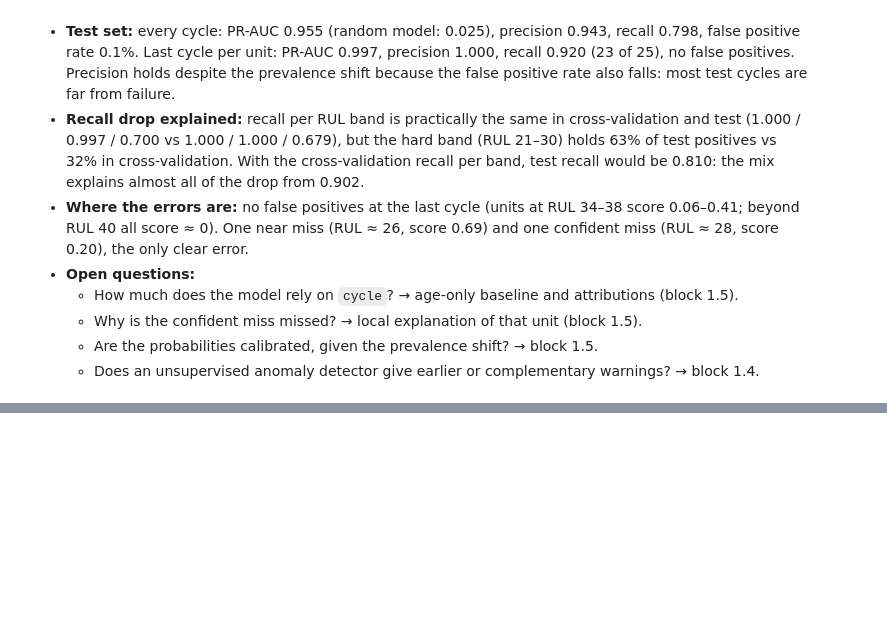
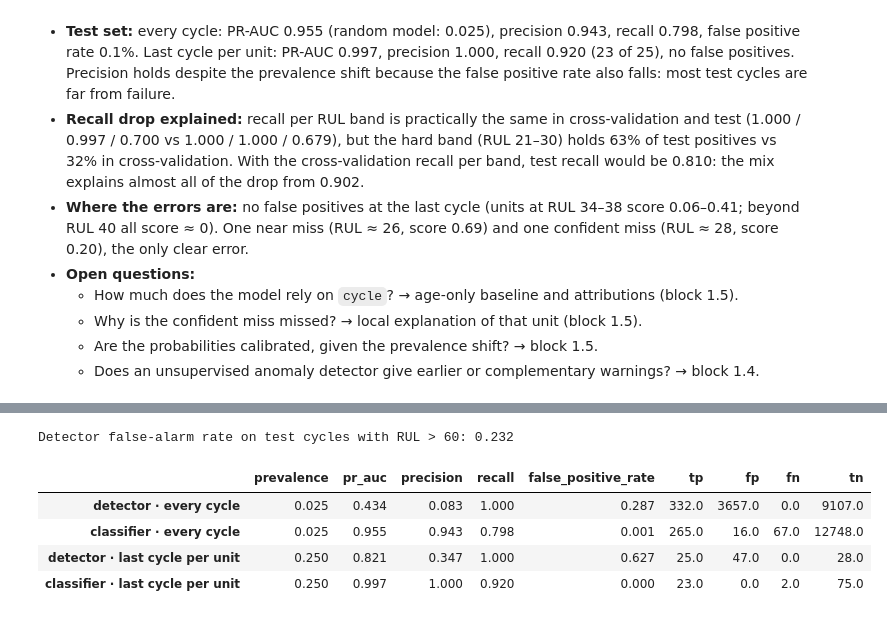
Before and after one commit to maria2332/industrial-ai-copilot, a Jupyter notebook: notebooks/02_predictive_maintenance.ipynb, the cells around one changed output, grey strips where cells are left out. Cells and saved outputs as stored; diff of their text form; code cells hidden in the pictures; blank space fills up the shorter version.

```diff
--- a/notebooks/02_predictive_maintenance.ipynb
+++ b/notebooks/02_predictive_maintenance.ipynb
@@ -441,0 +582,19 @@ pd.concat(
+# %%
+final_detector = clone(detectors[selected_detector]).fit(X)
+test_inputs = model_inputs(test)
+test_margin = final_detector.margin(test_inputs)
+
+last_rows = test.index[last]
+row = last_rows[np.argmax(test_margin[last])]
+case = test.loc[row]
+print(
+    f"Unit {case['unit']:.0f} at cycle {case['cycle']:.0f} (true RUL {case['rul']:.0f}): "
+    f"margin {test_margin[test.index.get_loc(row)]:.2f}"
+)
+
+deviations = final_detector.top_deviations(test_inputs, n=5)
+deviations = deviations[deviations["row"] == row].drop(columns="row")
+deviations["sensor"] = deviations["feature"].map(
+    lambda name: SENSOR_DESCRIPTIONS["_".join(name.split("_")[:2])]
+)
+deviations.round(2)
@@ -441,0 +650,26 @@ pd.concat(
+# %%
+far_from_failure_test = (test["rul"] > 2 * HORIZON).to_numpy()
+print(
+    f"Detector false-alarm rate on test cycles with RUL > {2 * HORIZON}: "
+    f"{(test_margin >= 0)[far_from_failure_test].mean():.3f}"
+)
+
+shown = ["prevalence", "pr_auc", "precision", "recall", "false_positive_rate"]
+shown += ["tp", "fp", "fn", "tn"]
+pd.DataFrame(
+    {
+        "detector · every cycle": threshold_metrics(y_test, test_margin, 0.0),
+        "classifier · every cycle": threshold_metrics(y_test, test_scores, threshold),
+        "detector · last cycle per unit": threshold_metrics(y_test[last], test_margin[last], 0.0),
+        "classifier · last cycle per unit": threshold_metrics(
+            y_test[last], test_scores[last], threshold
+        ),
+    }
+).T[shown].round(3)
+# %% [output]
+Detector false-alarm rate on test cycles with RUL > 60: 0.232
+|  | prevalence | pr_auc | precision | recall | false_positive_rate | tp | fp | fn | tn |
+| detector · every cycle | 0.025 | 0.434 | 0.083 | 1.000 | 0.287 | 332.0 | 3657.0 | 0.0 | 9107.0 |
+| classifier · every cycle | 0.025 | 0.955 | 0.943 | 0.798 | 0.001 | 265.0 | 16.0 | 67.0 | 12748.0 |
+| detector · last cycle per unit | 0.250 | 0.821 | 0.347 | 1.000 | 0.627 | 25.0 | 47.0 | 0.0 | 28.0 |
+| classifier · last cycle per unit | 0.250 | 0.997 | 1.000 | 0.920 | 0.000 | 23.0 | 0.0 | 2.0 | 75.0 |
```
Also changed, not shown: parts of 16 cells of this notebook.
